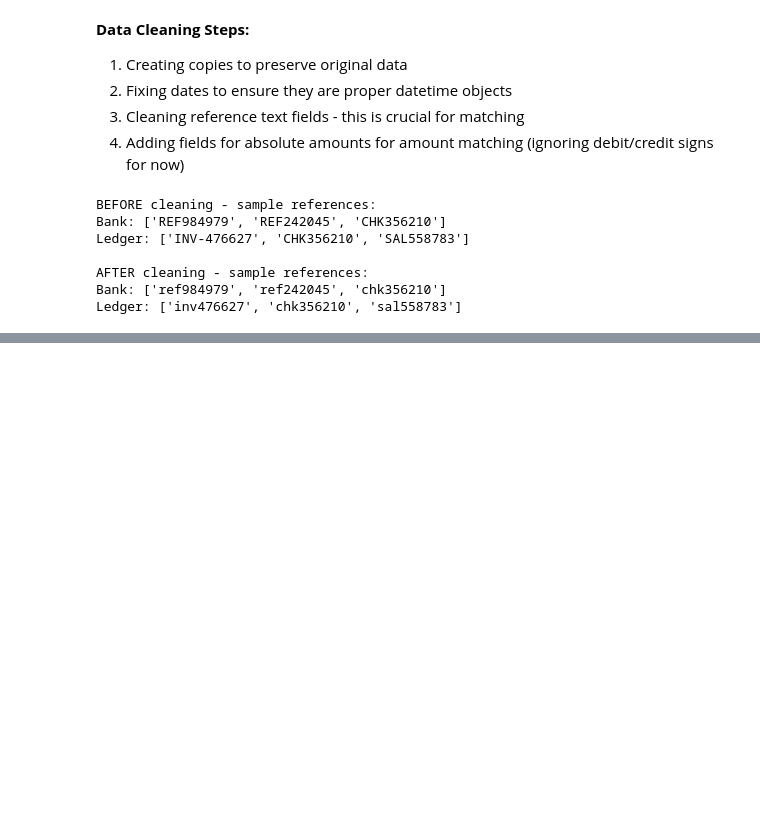
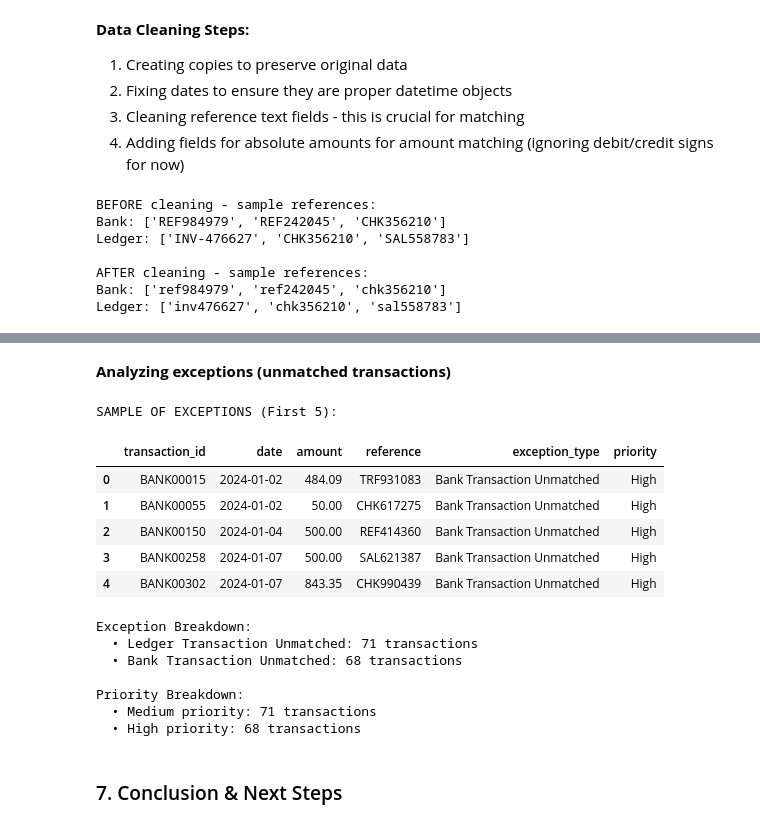
Before and after one commit to nabigwaku/Automated-Financial-Transaction-Reconciliation, a Jupyter notebook: notebooks/financial_transaction_reconciliation.ipynb, the cells around one changed output, grey strips where cells are left out. Cells and saved outputs as stored; diff of their text form; code cells hidden in the pictures; blank space fills up the shorter version.

```diff
--- a/notebooks/transaction_recon_notebook.ipynb
+++ b/notebooks/financial_transaction_reconciliation.ipynb
@@ -234,0 +624,41 @@ Ledger: ['inv476627', 'chk356210', 'sal558783']
+# %% [markdown]
+**Analyzing exceptions (unmatched transactions)**
+# %%
+# sample of exceptions
+print("\nSAMPLE OF EXCEPTIONS (First 5):")
+exception_sample = exceptions[[
+    'transaction_id', 'date', 'amount', 'reference', 'exception_type', 'priority'
+]].head(5)
+display(exception_sample)
+
+# Analyze by exception type
+print("\nException Breakdown:")
+exception_summary = exceptions['exception_type'].value_counts()
+for exc_type, count in exception_summary.items():
+    print(f"  • {exc_type}: {count:,} transactions")
+
+# Analyze by priority
+if 'priority' in exceptions.columns:
+    print("\nPriority Breakdown:")
+    priority_summary = exceptions['priority'].value_counts()
+    for priority, count in priority_summary.items():
+        print(f"  • {priority} priority: {count:,} transactions")
+else:
+    print("No exceptions found! Perfect reconciliation")
+# %% [output]
+SAMPLE OF EXCEPTIONS (First 5):
+|  | transaction_id | date | amount | reference | exception_type | priority |
+| 0 | BANK00015 | 2024-01-02 | 484.09 | TRF931083 | Bank Transaction Unmatched | High |
+| 1 | BANK00055 | 2024-01-02 | 50.00 | CHK617275 | Bank Transaction Unmatched | High |
+| 2 | BANK00150 | 2024-01-04 | 500.00 | REF414360 | Bank Transaction Unmatched | High |
+| 3 | BANK00258 | 2024-01-07 | 500.00 | SAL621387 | Bank Transaction Unmatched | High |
+| 4 | BANK00302 | 2024-01-07 | 843.35 | CHK990439 | Bank Transaction Unmatched | High |
+Exception Breakdown:
+  • Ledger Transaction Unmatched: 71 transactions
+  • Bank Transaction Unmatched: 68 transactions
+
+Priority Breakdown:
+  • Medium priority: 71 transactions
+  • High priority: 68 transactions
+# %% [markdown]
+### 7. Conclusion & Next Steps
```
Also changed, not shown: parts of 26 cells of this notebook, 6 other files.
